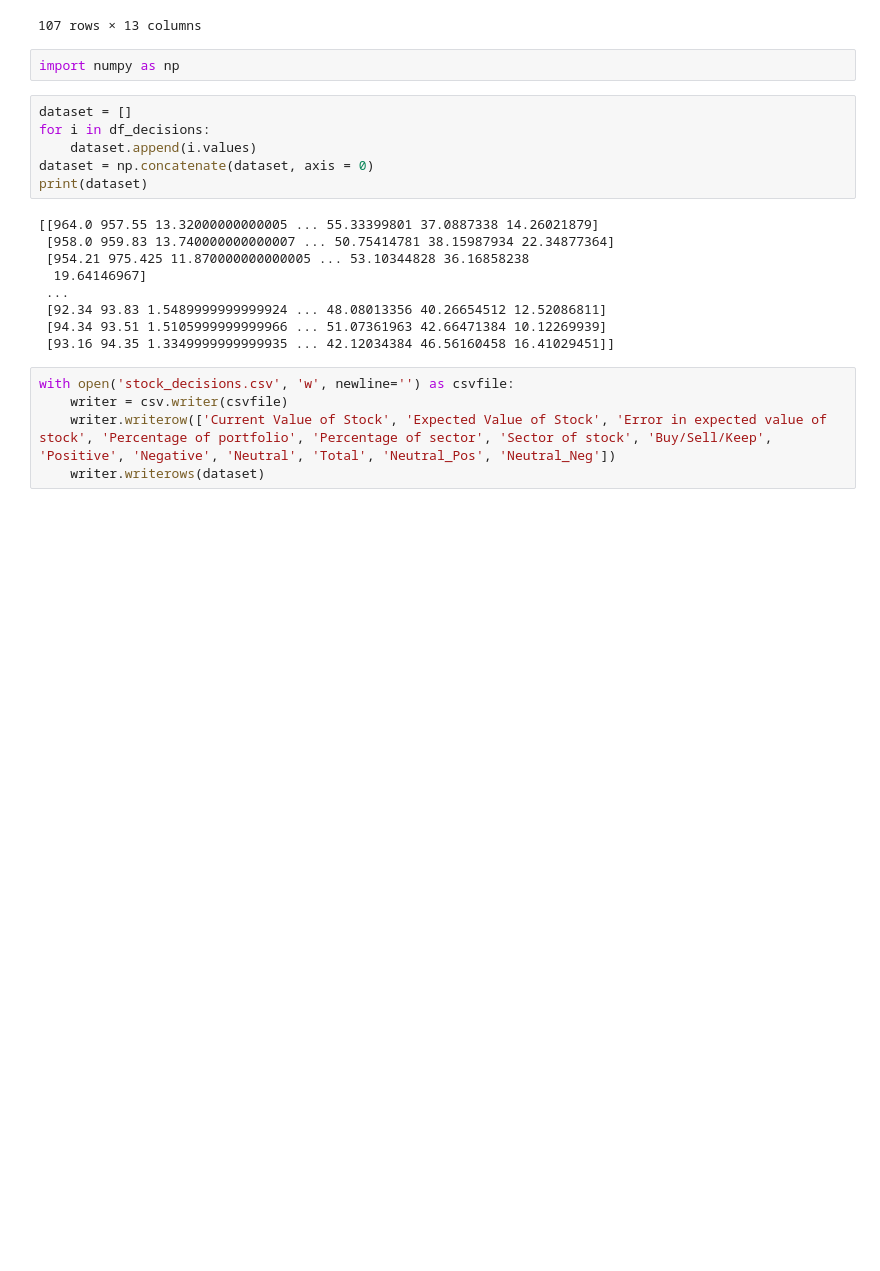
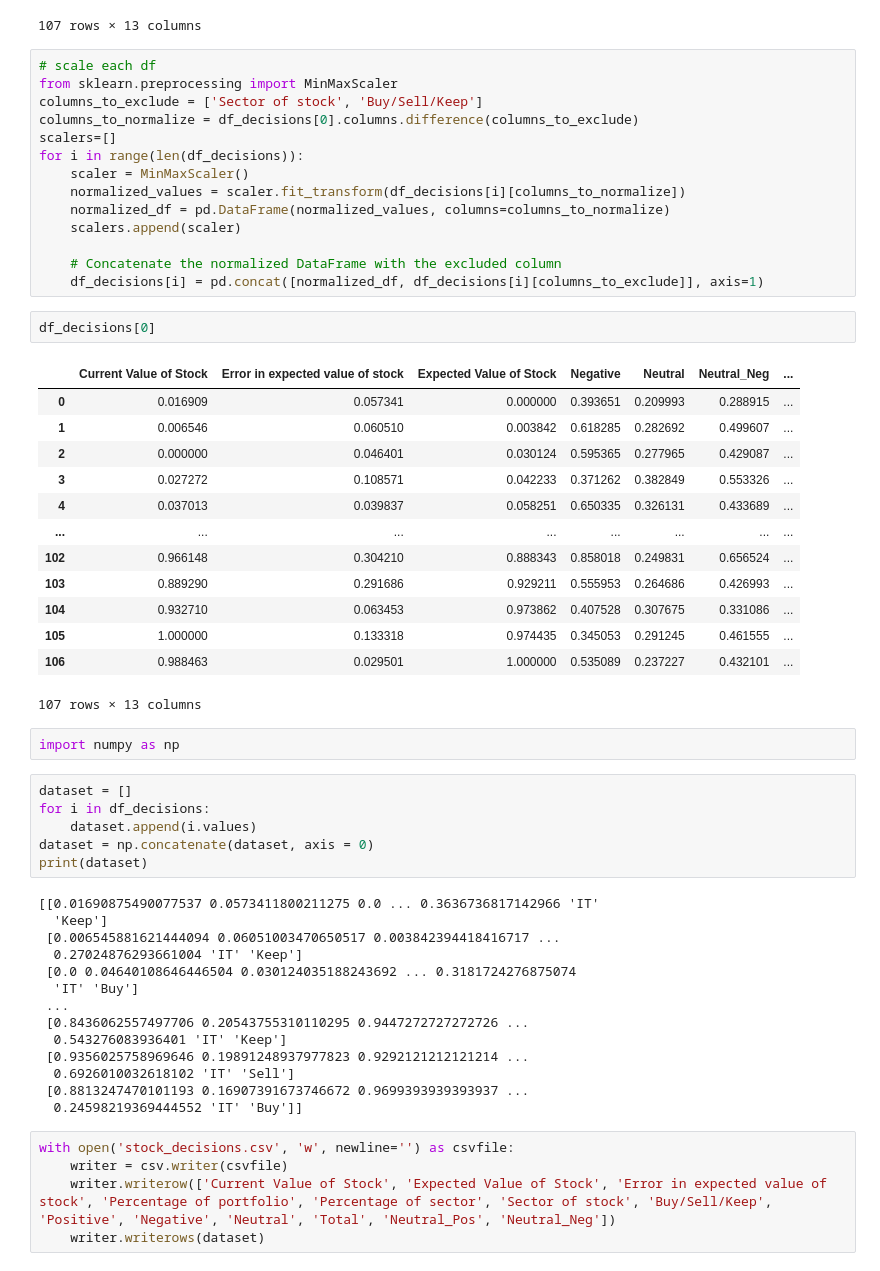
Before and after one commit to Aryan-Bhatt-pro/Rec-Sys-Project, a Jupyter notebook: Dataset_Gen.ipynb, the cells around one changed output. Saved outputs shown, nothing was run; the diff lists cells and outputs as text; blank space fills up the shorter version.

Commit message:
Min Max Scaler

```diff
--- a/Dataset_Gen.ipynb
+++ b/Dataset_Gen.ipynb
@@ -184,6 +184,36 @@ df_decisions[9]
 | 105 | 94.34 | 93.510 | 1.5106 | 1.033740 | ... |
 | 106 | 93.16 | 94.350 | 1.3350 | 3.140091 | ... |
 107 rows × 13 columns
+# %%
+# scale each df
+from sklearn.preprocessing import MinMaxScaler
+columns_to_exclude = ['Sector of stock', 'Buy/Sell/Keep']
+columns_to_normalize = df_decisions[0].columns.difference(columns_to_exclude)
+scalers=[]
+for i in range(len(df_decisions)):
+    scaler = MinMaxScaler()
+    normalized_values = scaler.fit_transform(df_decisions[i][columns_to_normalize])
+    normalized_df = pd.DataFrame(normalized_values, columns=columns_to_normalize)
+    scalers.append(scaler)
+
+    # Concatenate the normalized DataFrame with the excluded column
+    df_decisions[i] = pd.concat([normalized_df, df_decisions[i][columns_to_exclude]], axis=1)
+# %%
+df_decisions[0]
+# %% [output]
+|  | Current Value of Stock | Error in expected value of stock | Expected Value of Stock | Negative | Neutral | Neutral_Neg | ... |
+| 0 | 0.016909 | 0.057341 | 0.000000 | 0.393651 | 0.209993 | 0.288915 | ... |
+| 1 | 0.006546 | 0.060510 | 0.003842 | 0.618285 | 0.282692 | 0.499607 | ... |
+| 2 | 0.000000 | 0.046401 | 0.030124 | 0.595365 | 0.277965 | 0.429087 | ... |
+| 3 | 0.027272 | 0.108571 | 0.042233 | 0.371262 | 0.382849 | 0.553326 | ... |
+| 4 | 0.037013 | 0.039837 | 0.058251 | 0.650335 | 0.326131 | 0.433689 | ... |
+| ... | ... | ... | ... | ... | ... | ... | ... |
+| 102 | 0.966148 | 0.304210 | 0.888343 | 0.858018 | 0.249831 | 0.656524 | ... |
+| 103 | 0.889290 | 0.291686 | 0.929211 | 0.555953 | 0.264686 | 0.426993 | ... |
+| 104 | 0.932710 | 0.063453 | 0.973862 | 0.407528 | 0.307675 | 0.331086 | ... |
+| 105 | 1.000000 | 0.133318 | 0.974435 | 0.345053 | 0.291245 | 0.461555 | ... |
+| 106 | 0.988463 | 0.029501 | 1.000000 | 0.535089 | 0.237227 | 0.432101 | ... |
+107 rows × 13 columns
 # %%
 import numpy as np
 # %%
@@ -193,14 +223,19 @@ for i in df_decisions:
 dataset = np.concatenate(dataset, axis = 0)
 print(dataset)
 # %% [output]
-[[964.0 957.55 13.32000000000005 ... 55.33399801 37.0887338 14.26021879]
- [958.0 959.83 13.740000000000007 ... 50.75414781 38.15987934 22.34877364]
- [954.21 975.425 11.870000000000005 ... 53.10344828 36.16858238
-  19.64146967]
+[[0.01690875490077537 0.0573411800211275 0.0 ... 0.3636736817142966 'IT'
+  'Keep']
+ [0.006545881621444094 0.06051003470650517 0.003842394418416717 ...
+  0.27024876293661004 'IT' 'Keep']
+ [0.0 0.04640108646446504 0.030124035188243692 ... 0.3181724276875074
+  'IT' 'Buy']
  ...
- [92.34 93.83 1.5489999999999924 ... 48.08013356 40.26654512 12.52086811]
- [94.34 93.51 1.5105999999999966 ... 51.07361963 42.66471384 10.12269939]
- [93.16 94.35 1.3349999999999935 ... 42.12034384 46.56160458 16.41029451]]
+ [0.8436062557497706 0.20543755310110295 0.9447272727272726 ...
+  0.543276083936401 'IT' 'Keep']
+ [0.9356025758969646 0.19891248937977823 0.9292121212121214 ...
+  0.6926010032618102 'IT' 'Sell']
+ [0.8813247470101193 0.16907391673746672 0.9699393939393937 ...
+  0.24598219369444552 'IT' 'Buy']]
 # %%
 with open('stock_decisions.csv', 'w', newline='') as csvfile:
     writer = csv.writer(csvfile)
```
Also changed, not shown: 2 other files.
